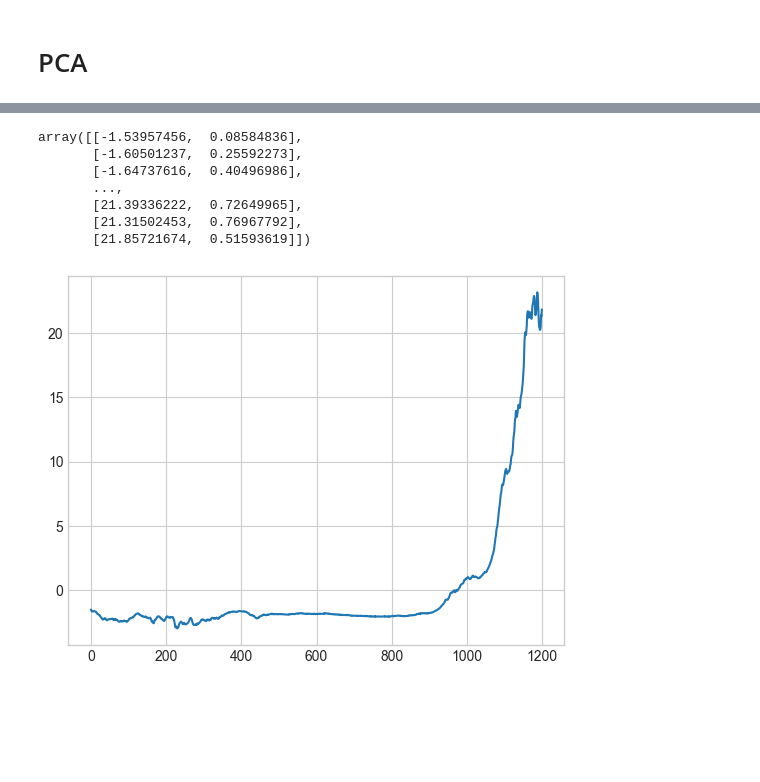
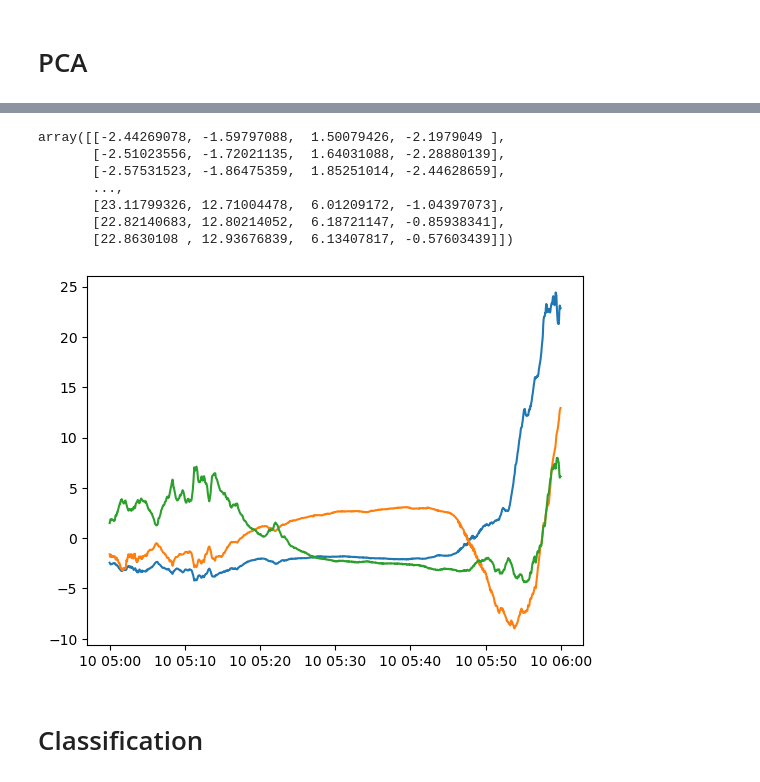
Before and after one commit to jeffreyjsung/substorm-prediction, a Jupyter notebook: rank_asf_2008-02-10-05.ipynb, the cells around one changed output, grey strips where cells are left out. Saved outputs shown, nothing was run; the diff lists cells and outputs as text; code cells hidden in the pictures; blank space fills up the shorter version.

```diff
--- a/rank_asf_2008-02-10-05.ipynb
+++ b/rank_asf_2008-02-10-05.ipynb
@@ -83,7 +73,7 @@ def process_images(images):
         processed_images.append(processed_image)
     return np.array(processed_images)
 
-images_processed = process_images(images_cropped)
+images_processed = process_images(images)
 # %%
 def show_image(image, h=256, w= 256):
     "Helper function to plot a single image."
@@ -131,7 +123,7 @@ show_image(X_mean)
 # %%
 nsamples, nx, ny = X.shape
 d2_images_processed = X.reshape((nsamples,nx*ny))
-pca = PCA(2)
+pca = PCA(4)
 converted_data = pca.fit_transform(d2_images_processed)
 converted_data.shape
 # %% [output]
@@ -139,12 +140,14 @@ converted_data.shape
 # %%
-plt.plot(np.arange(0, len(converted_data)), [x[0] for x in converted_data])
+plt.plot(np.array(cdf_dat['thg_asf_rank_epoch']), [(x[0], x[1], x[2]) for x in converted_data])
 converted_data
 # %% [output]
-array([[-1.53957456,  0.08584836],
-       [-1.60501237,  0.25592273],
-       [-1.64737616,  0.40496986],
+array([[-2.44269078, -1.59797088,  1.50079426, -2.1979049 ],
+       [-2.51023556, -1.72021135,  1.64031088, -2.28880139],
+       [-2.57531523, -1.86475359,  1.85251014, -2.44628659],
        ...,
-       [21.39336222,  0.72649965],
-       [21.31502453,  0.76967792],
-       [21.85721674,  0.51593619]])
+       [23.11799326, 12.71004478,  6.01209172, -1.04397073],
+       [22.82140683, 12.80214052,  6.18721147, -0.85938341],
+       [22.8630108 , 12.93676839,  6.13407817, -0.57603439]])
-[figure, old version]
+[figure, new version]
+# %% [markdown]
+# Classification
```
Also changed, not shown: parts of 20 cells of this notebook, 13 other files.
